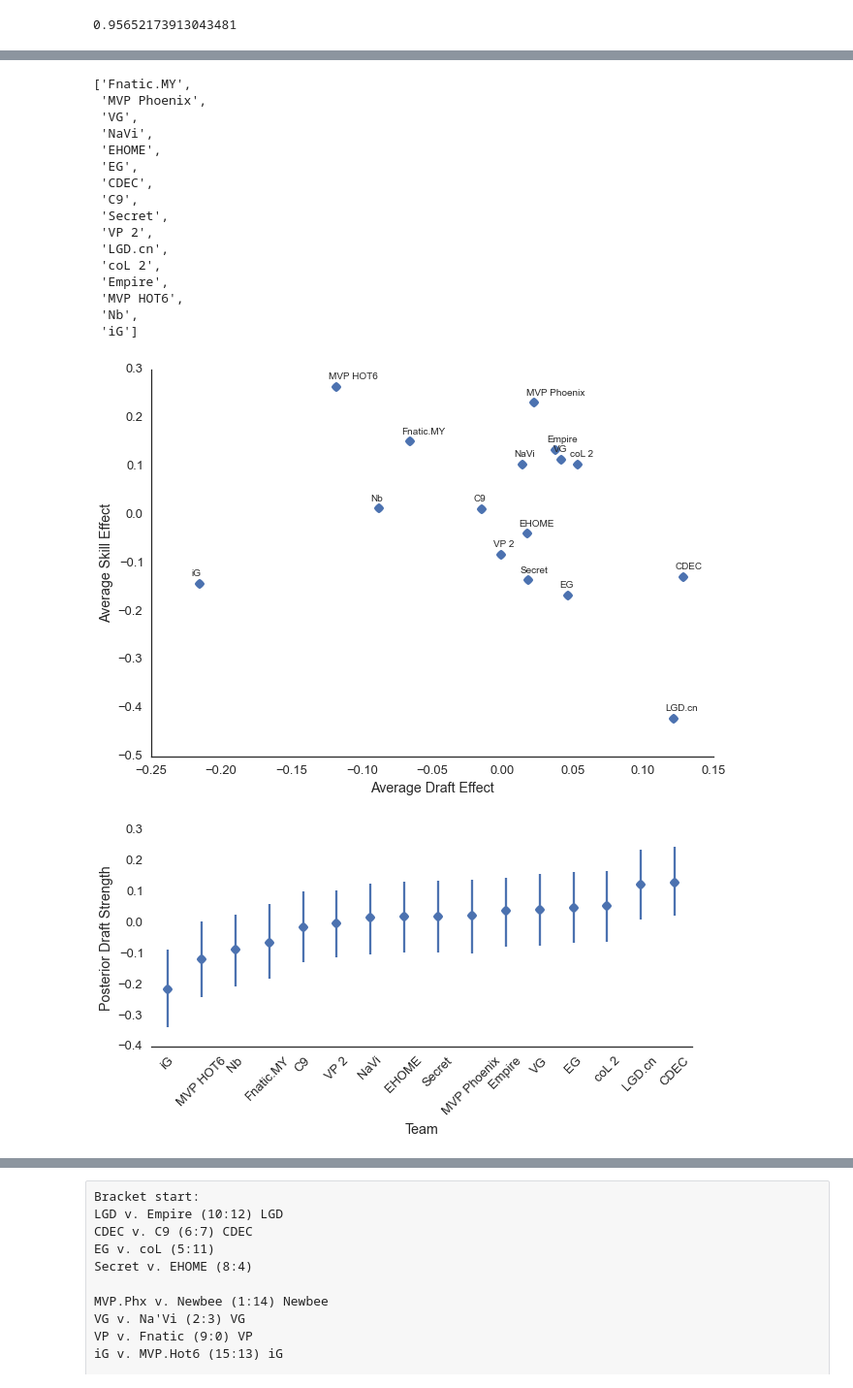
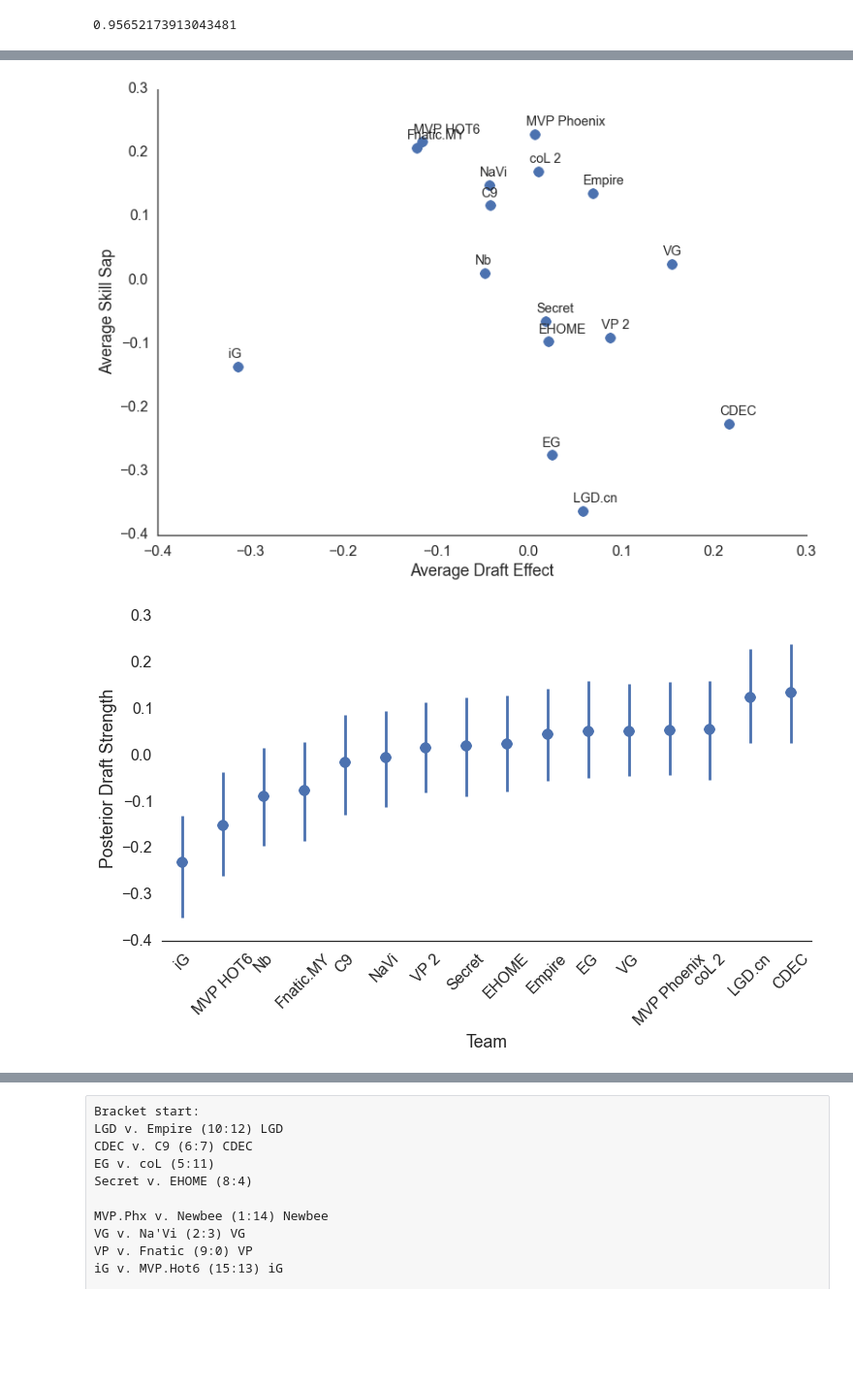
Before and after one commit to cwharland/bayesian-ti5, a Jupyter notebook: bayesian-ti5.ipynb, the cells around one changed output, grey strips where cells are left out. Shown at 97% size. Cells and saved outputs as stored; diff of their text form; code cells hidden in the pictures; blank space fills up the shorter version.

Commit message:
clean up

```diff
--- a/bayesian-ti5.ipynb
+++ b/bayesian-ti5.ipynb
@@ -7,5 +7,8 @@ import pymc
 import pymc.Matplot as pmplot
 import matplotlib.pyplot as plt
 import seaborn as sns
-sns.set_context('talk')
+sns.set_context('poster')
 sns.set_style('white')
+rc={'font.size': 32, 'axes.labelsize': 32, 'legend.fontsize': 32.0,
+    'axes.titlesize': 32, 'xtick.labelsize': 32, 'ytick.labelsize': 32}
+sns.set_style(rc = rc)
@@ -14,6 +15,6 @@ Couldn't import dot_parser, loading of dot files will not be possible.
 # %%
 columns = ["Match","Date","Radiant","Dire","Winner","Round","Game","Time","Radiant Score","Dire Score"]
-df_raw = pd.read_csv('ti5_group_stage_clean.csv', names = columns, skiprows=1)
+df = pd.read_csv('ti5_data_clean.csv', names = columns, skiprows=1)
 # %%
 df_raw.head()
 # %% [output]
@@ -136 +121,6 @@ defs_star = pymc.Normal('defs_star',
+# %%
+#df_raw = df.query('Round in ["Tiebreaker", "Group Stage"]')
+#df_raw = df.query('Round in ["Tiebreaker", "Group Stage", "UB QuarterFinals","LB Round of 32"]')
+#df_raw = df.query('Round in ["Tiebreaker", "Group Stage", "UB QuarterFinals","LB Round of 32","UB Semifinals", "LB Round of 16"]')
+df_raw = df.query('Round in ["Tiebreaker", "Group Stage", "UB QuarterFinals","LB Round of 32","UB Semifinals", "LB Round of 16","LB Quarterfinals", "LB Semifinals"]')
 # %%
@@ -222,22 +226,3 @@ team_dict
-# %%
-sorted(team_dict,key =  team_dict.get)
-# %% [output]
-['Fnatic.MY',
- 'MVP Phoenix',
- 'VG',
- 'NaVi',
- 'EHOME',
- 'EG',
- 'CDEC',
- 'C9',
- 'Secret',
- 'VP 2',
- 'LGD.cn',
- 'coL 2',
- 'Empire',
- 'MVP HOT6',
- 'Nb',
- 'iG']
 # %%
 # Good way to look at team strength
 df_avg = pd.DataFrame({'avg_att': atts.stats()['mean'],
@@ -248,42 +233,42 @@ fig, ax = plt.subplots()
 
 ax.plot(df_avg.avg_att,df_avg.avg_def,'o')
 for row in df_avg.iterrows():
-    ax.annotate(row[0],xy=tuple(row[1]), xytext = (-8, 8), textcoords = 'offset points')
+    ax.annotate(row[0],xy=tuple(row[1]), xytext = (-10, 10), textcoords = 'offset points', fontsize = 'x-large')
 plt.xlabel('Average Draft Effect')
-plt.ylabel('Average Skill Effect')
+plt.ylabel('Average Skill Sap')
 sns.despine()
 # %% [output]
-[figure, old version]
+[figure, new version]
 # %%
 df_hpd = pd.DataFrame((atts.stats()['95% HPD interval']).T,
                       columns=['hpd_low','hpd_high'],
                       index=sorted(team_dict,key =  team_dict.get))
 
 df_median = pd.DataFrame((atts.stats()['quantiles'][50]),
                       columns=['hpd_median'],
                       index=sorted(team_dict,key =  team_dict.get))
 
 df_hpd = df_hpd.merge(df_median, left_index=True, right_index=True)
 df_hpd.loc[:,'relative_lower'] = df_hpd.hpd_median - df_hpd.hpd_low
 df_hpd.loc[:,'relative_upper'] = df_hpd.hpd_high - df_hpd.hpd_median
 
 df_hpd = df_hpd.sort_index(by='hpd_median')
 df_hpd = df_hpd.reset_index()
 df_hpd['x'] = df_hpd.index + 0.5
-fig, axs = plt.subplots(figsize=(10,4))
+fig, axs = plt.subplots(figsize=(12,6))
 
 axs.errorbar(df_hpd['x'],
             df_hpd.hpd_median,
             yerr=(df_hpd[['relative_lower','relative_upper']].values).T,
             fmt='o')
 
 plt.xlabel('Team')
 plt.ylabel('Posterior Draft Strength')
 axs.set_xticks(df_hpd['x'])
 axs.set_xticklabels(df_hpd['index'].values, rotation = 45)
 sns.despine(left = True)
 # %% [output]
-[figure, old version]
+[figure, new version]
 # %%
 df_hpd = pd.DataFrame((defs.stats()['95% HPD interval']).T,
                       columns=['hpd_low','hpd_high'],
```
Also changed, not shown: parts of 29 cells of this notebook, 2 other files.
